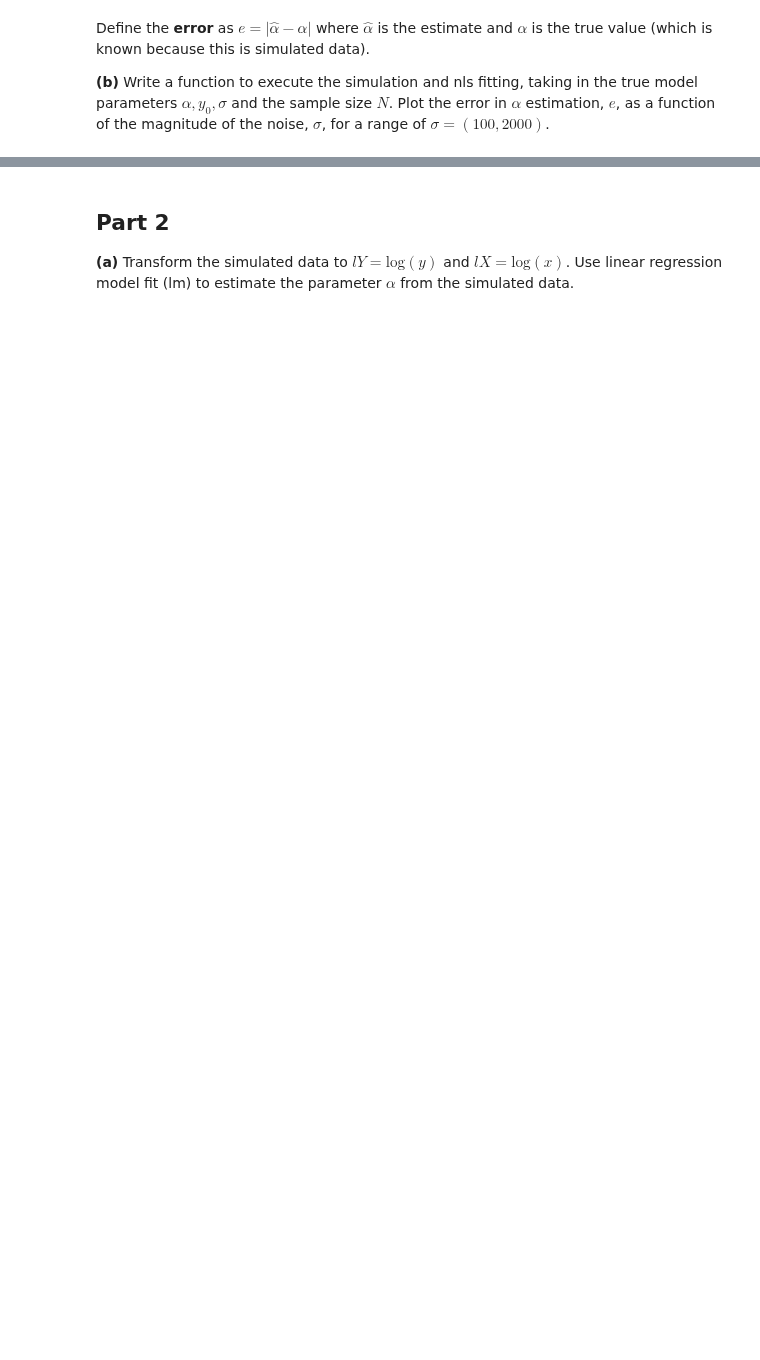
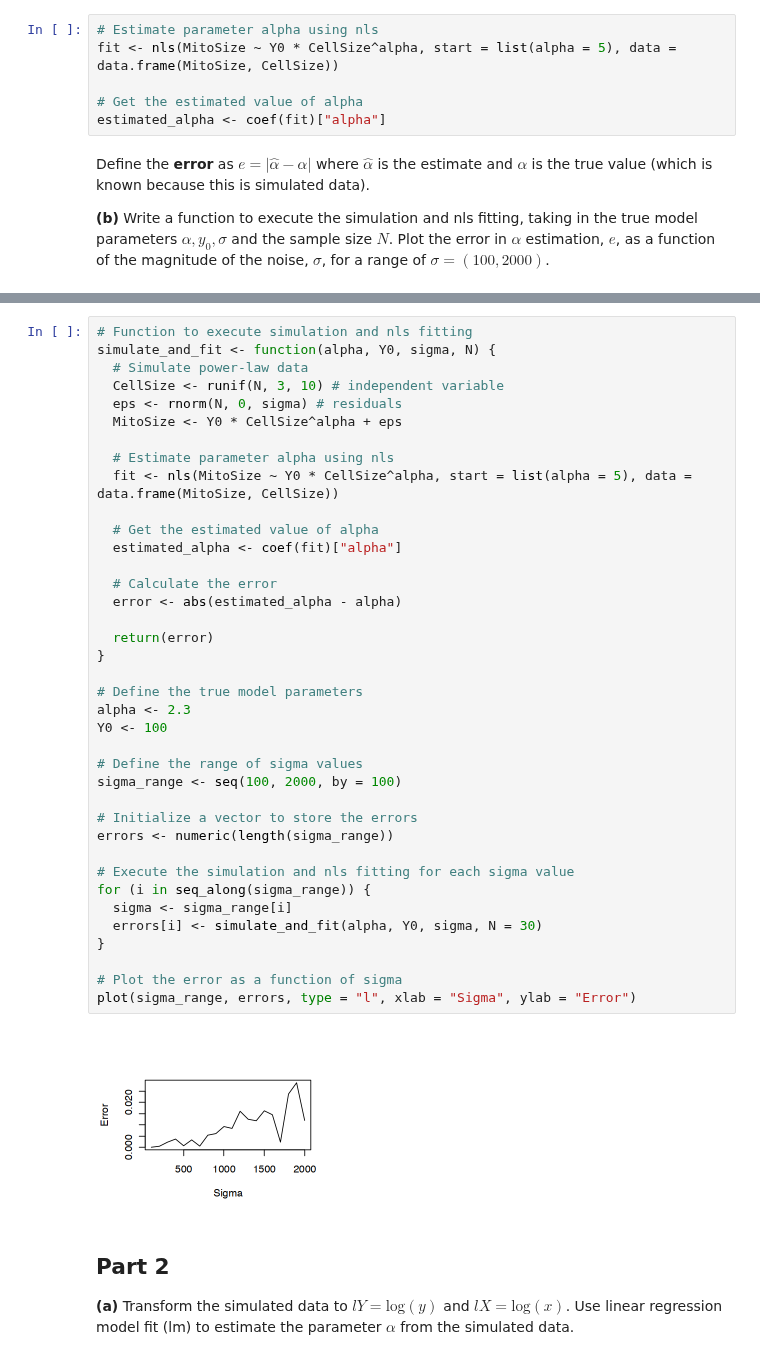
Before and after one commit to allardjun/Math227C, a Jupyter notebook: ProblemSets_PartII/Math227C20Sp_P07_PowerLaws.ipynb, the cells around one changed output, grey strips where cells are left out. Drawn from its saved outputs; the diff is of its cells as text; blank space fills up the shorter version.

```diff
--- a/ProblemSets_PartII/Math227C20Sp_P07_PowerLaws.ipynb
+++ b/ProblemSets_PartII/Math227C20Sp_P07_PowerLaws.ipynb
@@ -32,3 +28,9 @@ __(a)__ Use nonlinear least squares (`nls`) to estimate the parameter $\alpha$ f
+# %%
+# Estimate parameter alpha using nls
+fit <- nls(MitoSize ~ Y0 * CellSize^alpha, start = list(alpha = 5), data = data.frame(MitoSize, CellSize))
+
+# Get the estimated value of alpha
+estimated_alpha <- coef(fit)["alpha"]
 # %% [markdown]
 Define the __error__ as $e=|\hat{\alpha}-\alpha|$ where $\hat{\alpha}$ is the estimate and $\alpha$ is the true value (which is known because this is simulated data).
 
@@ -39,3 +38,43 @@ __(b)__ Write a function to execute the simulation and nls fitting, taking in th
+# %%
+# Function to execute simulation and nls fitting
+simulate_and_fit <- function(alpha, Y0, sigma, N) {
+  # Simulate power-law data
+  CellSize <- runif(N, 3, 10) # independent variable
+  eps <- rnorm(N, 0, sigma) # residuals
+  MitoSize <- Y0 * CellSize^alpha + eps
+
+  # Estimate parameter alpha using nls
+  fit <- nls(MitoSize ~ Y0 * CellSize^alpha, start = list(alpha = 5), data = data.frame(MitoSize, CellSize))
+
+  # Get the estimated value of alpha
+  estimated_alpha <- coef(fit)["alpha"]
+
+  # Calculate the error
+  error <- abs(estimated_alpha - alpha)
+
+  return(error)
+}
+
+# Define the true model parameters
+alpha <- 2.3
+Y0 <- 100
+
+# Define the range of sigma values
+sigma_range <- seq(100, 2000, by = 100)
+
+# Initialize a vector to store the errors
+errors <- numeric(length(sigma_range))
+
+# Execute the simulation and nls fitting for each sigma value
+for (i in seq_along(sigma_range)) {
+  sigma <- sigma_range[i]
+  errors[i] <- simulate_and_fit(alpha, Y0, sigma, N = 30)
+}
+
+# Plot the error as a function of sigma
+plot(sigma_range, errors, type = "l", xlab = "Sigma", ylab = "Error")
+# %% [output]
+[figure, added]
 # %% [markdown]
 ## Part 2
 
```
Also changed, not shown: parts of 6 cells of this notebook, 2 other files.
